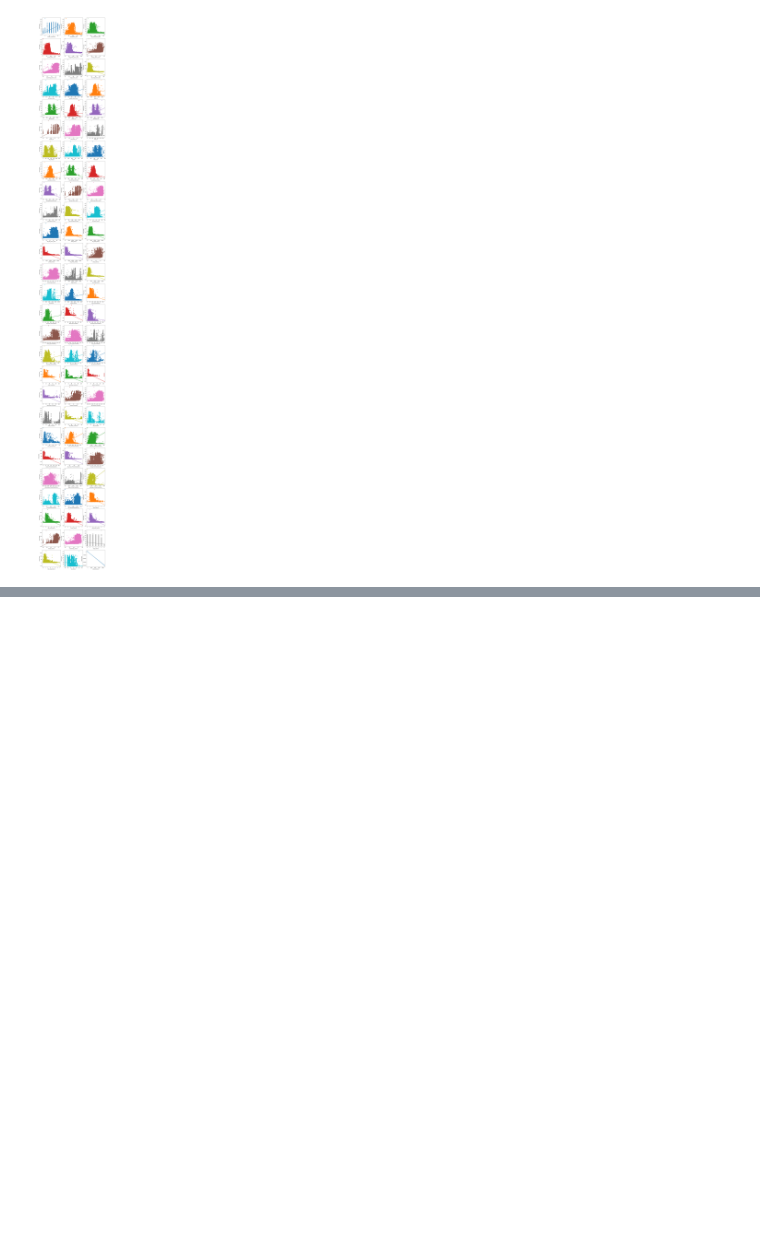
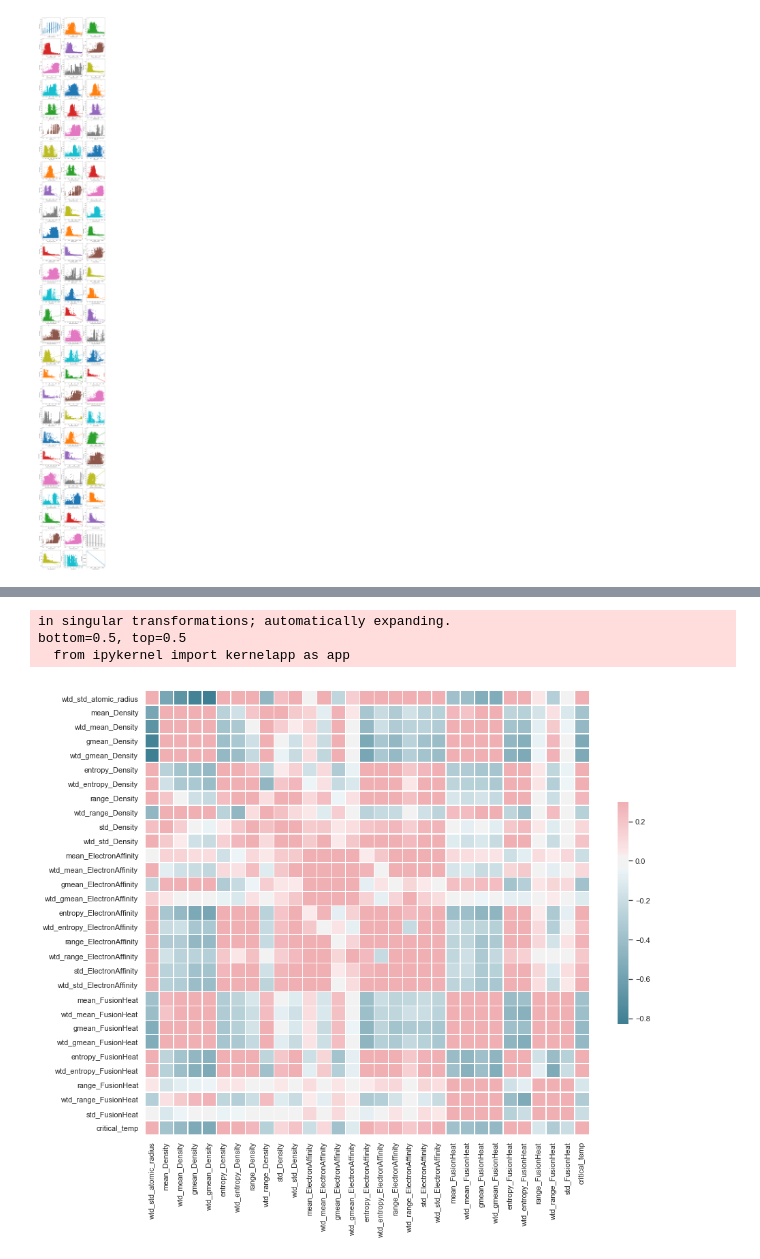
Before and after one commit to YeonwooSung/TemperaturePrediction, a Jupyter notebook: Prediction.ipynb, the cells around one changed output, grey strips where cells are left out. Drawn from its saved outputs; the diff is of its cells as text; code cells hidden in the pictures; blank space fills up the shorter version.

```diff
--- a/Prediction.ipynb
+++ b/Prediction.ipynb
@@ -170,0 +234,7 @@ for i, feature in enumerate(train_df.columns):
+# %%
+generateHeatMap(df2)
+# %% [output]
+in singular transformations; automatically expanding.
+bottom=0.5, top=0.5
+  from ipykernel import kernelapp as app
+[figure, added]
```
Also changed, not shown: parts of 31 cells of this notebook.
